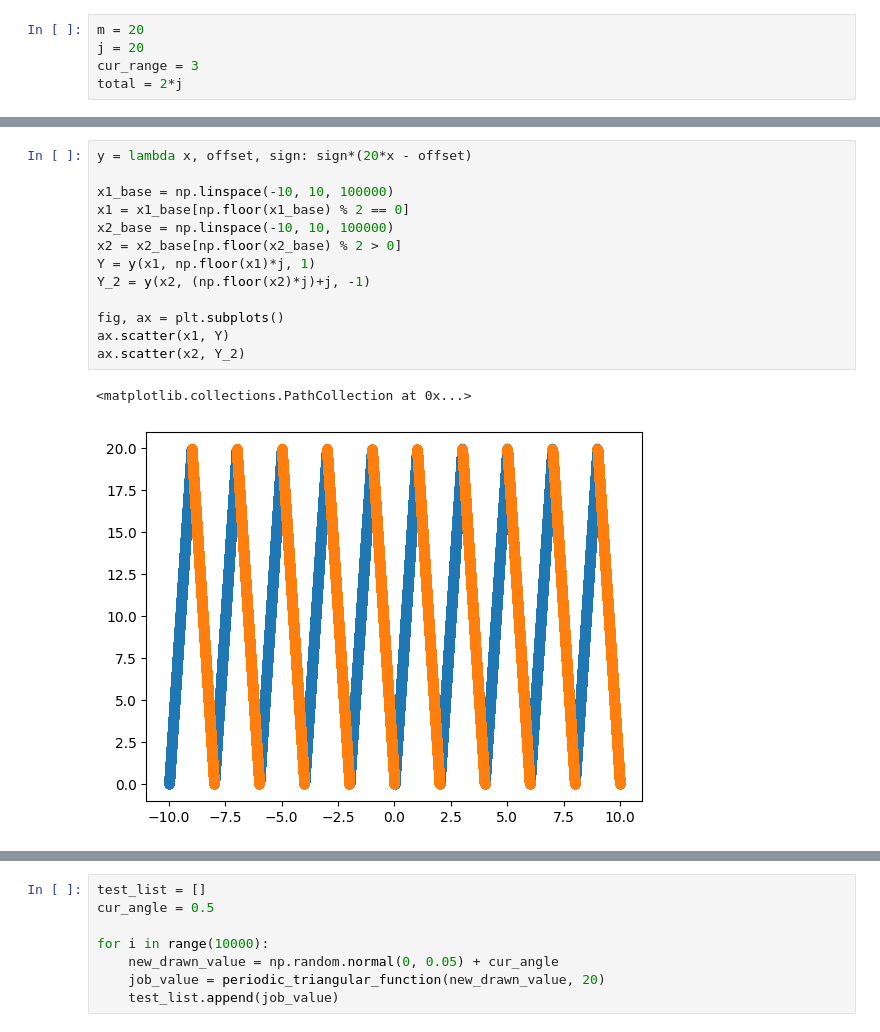
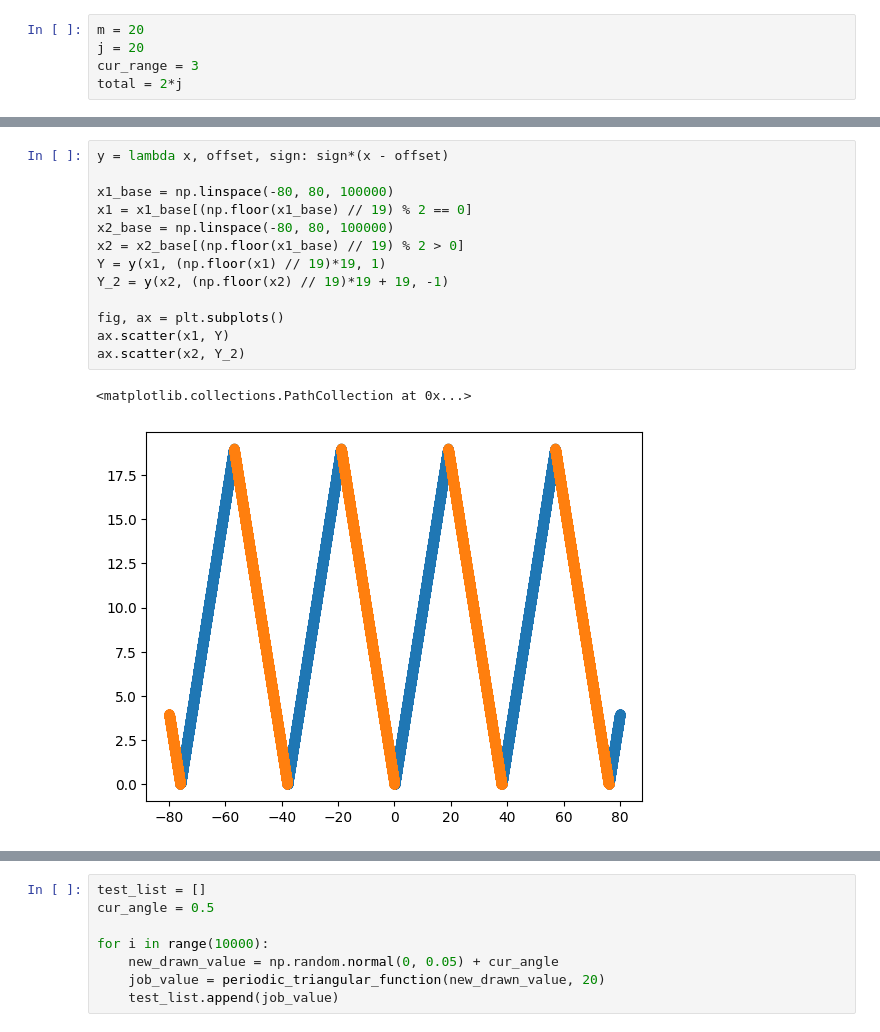
Before and after one commit to B-Moritz/QGA_JSSP, a Jupyter notebook: lab/alternative_rotation.ipynb, the cells around one changed output, grey strips where cells are left out. Drawn from its saved outputs; the diff is of its cells as text.

```diff
--- a/lab/alternative_rotation.ipynb
+++ b/lab/alternative_rotation.ipynb
@@ -52,18 +17,18 @@ array([False, False,  True,  True, False, False,  True,  True, False,
 # %%
-y = lambda x, offset, sign: sign*(20*x - offset)
+y = lambda x, offset, sign: sign*(x - offset)
 
-x1_base = np.linspace(-10, 10, 100000)
-x1 = x1_base[np.floor(x1_base) % 2 == 0]
-x2_base = np.linspace(-10, 10, 100000)
-x2 = x2_base[np.floor(x2_base) % 2 > 0]
-Y = y(x1, np.floor(x1)*j, 1)
-Y_2 = y(x2, (np.floor(x2)*j)+j, -1)
+x1_base = np.linspace(-80, 80, 100000)
+x1 = x1_base[(np.floor(x1_base) // 19) % 2 == 0]
+x2_base = np.linspace(-80, 80, 100000)
+x2 = x2_base[(np.floor(x1_base) // 19) % 2 > 0]
+Y = y(x1, (np.floor(x1) // 19)*19, 1)
+Y_2 = y(x2, (np.floor(x2) // 19)*19 + 19, -1)
 
 fig, ax = plt.subplots()
 ax.scatter(x1, Y)
 ax.scatter(x2, Y_2)
 # %% [output]
 <matplotlib.collections.PathCollection at 0x...>
-[figure, old version]
+[figure, new version]
 # %%
 def periodic_triangular_function(x:float, j: int):
```
Also changed, not shown: parts of 32 cells of this notebook, 5 other files.
